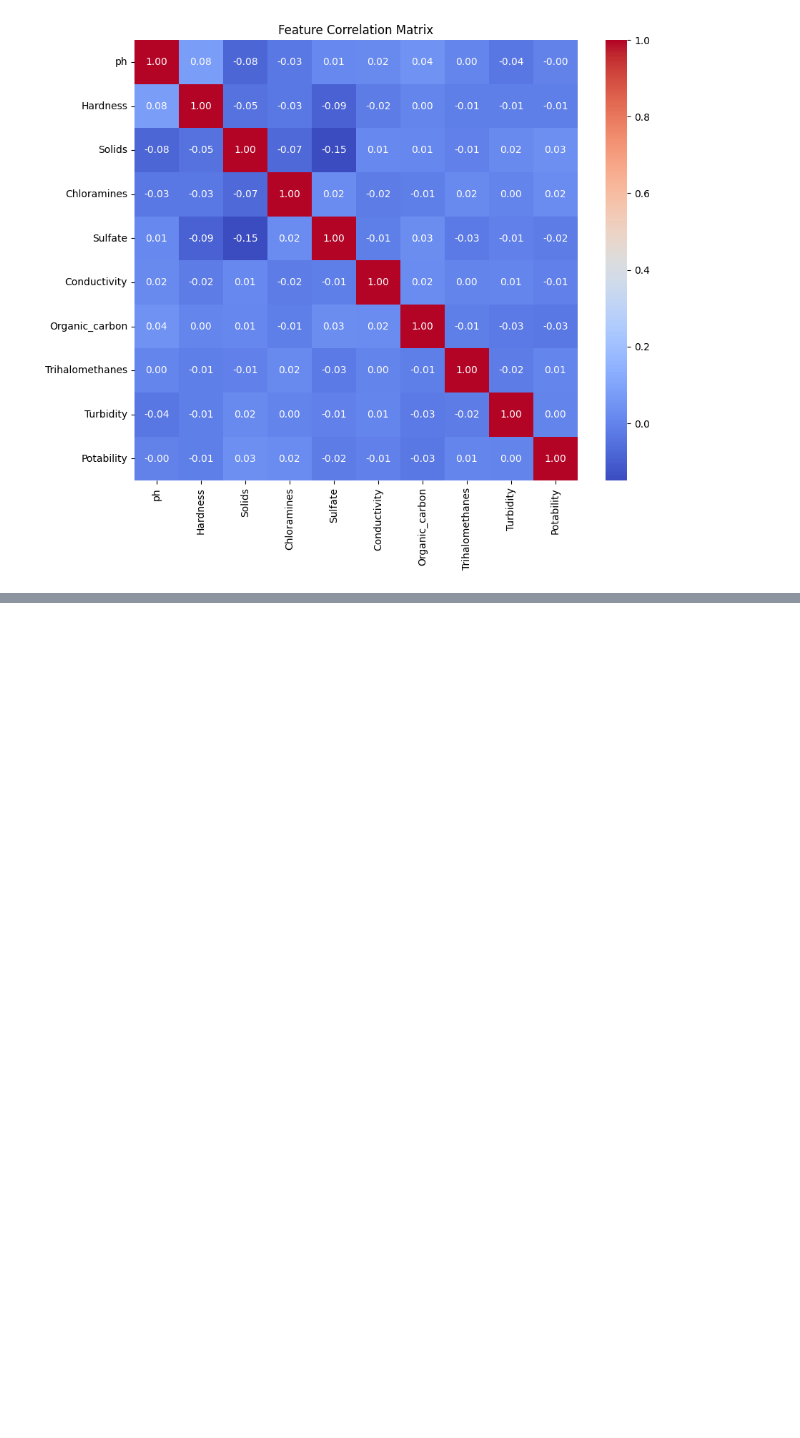
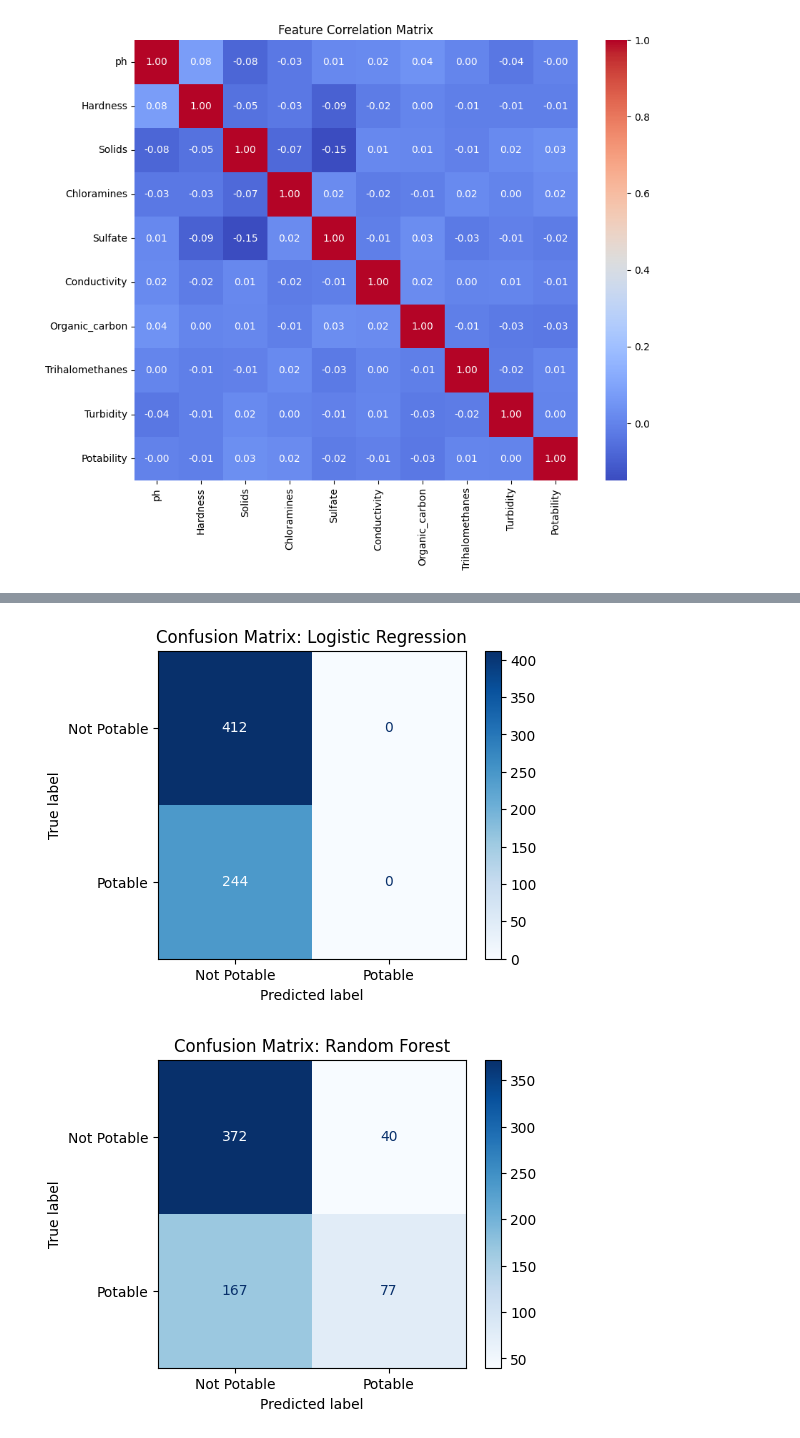
Before and after one commit to melihaslan233-glitch/Water-Quality-data-, a Jupyter notebook: waterqualitySAMSUNG.ipynb, the cells around one changed output, grey strips where cells are left out. Cells and saved outputs as stored; diff of their text form; code cells hidden in the pictures; blank space fills up the shorter version.

```diff
--- a/waterqualitySAMSUNG.ipynb
+++ b/waterqualitySAMSUNG.ipynb
@@ -106,0 +190,14 @@ plt.show()
+# %%
+# Random Forest
+rf = RandomForestClassifier(n_estimators=100, random_state=42)
+rf.fit(X_train_scaled, y_train)
+rf_preds = rf.predict(X_test_scaled)
+
+
+# Logistic Regression
+lr = LogisticRegression(max_iter=1000, random_state=42)
+lr.fit(X_train_scaled, y_train)
+lr_preds = lr.predict(X_test_scaled)
+
+print("Random Forest Accuracy:", accuracy_score(y_test, rf_preds))
+print("Logistic Regression Accuracy:", accuracy_score(y_test, lr_preds))
@@ -106,0 +207,6 @@ plt.show()
+# %%
+for name, model in [("Random Forest", rf), ("Logistic Regression", lr)]:
+    y_pred = model.predict(X_test_scaled)
+    print(f"\n{name}")
+    print(classification_report(y_test, y_pred,
+          target_names=["Not Potable", "Potable"]))
@@ -106,0 +234,21 @@ plt.show()
+# %%
+# Confusion Matrix
+cm = confusion_matrix(y_test, y_pred)
+disp = ConfusionMatrixDisplay(confusion_matrix=cm, display_labels=["Not Potable", "Potable"])
+
+fig, ax = plt.subplots(figsize=(5, 4))
+disp.plot(cmap='Blues', ax=ax)
+plt.title(f"Confusion Matrix: Logistic Regression")
+plt.show()
+
+
+cm_rf = confusion_matrix(y_test, rf_preds)
+
+disp_rf = ConfusionMatrixDisplay(confusion_matrix=cm_rf, display_labels=["Not Potable", "Potable"])
+fig, ax = plt.subplots(figsize=(5, 4))
+disp_rf.plot(cmap='Blues', ax=ax)
+plt.title("Confusion Matrix: Random Forest")
+plt.show()
+# %% [output]
+[figure, added]
+[figure, added]
```
Also changed, not shown: parts of 11 cells of this notebook.
